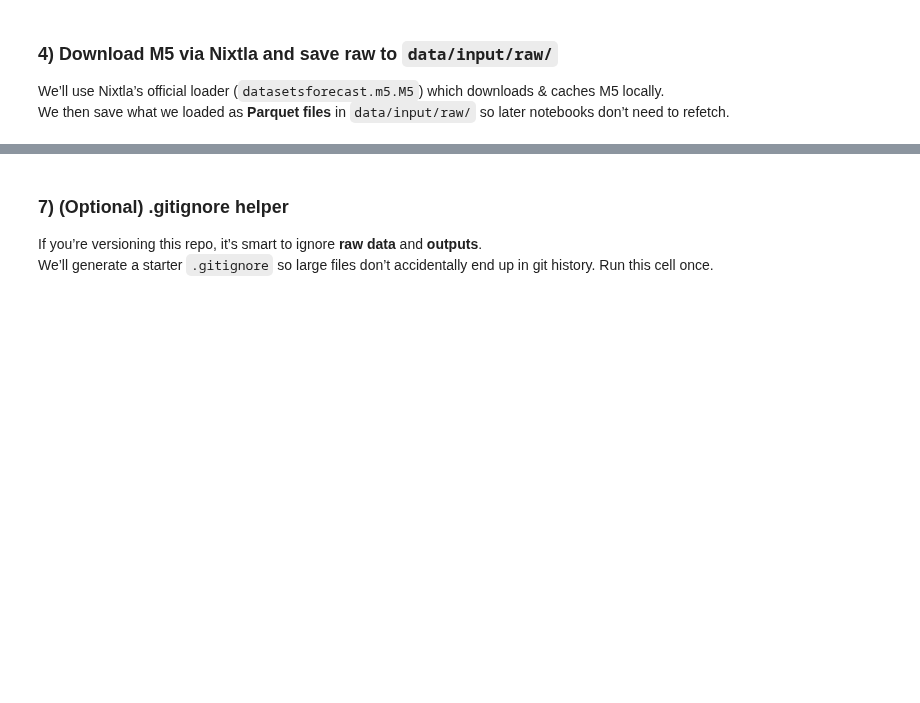
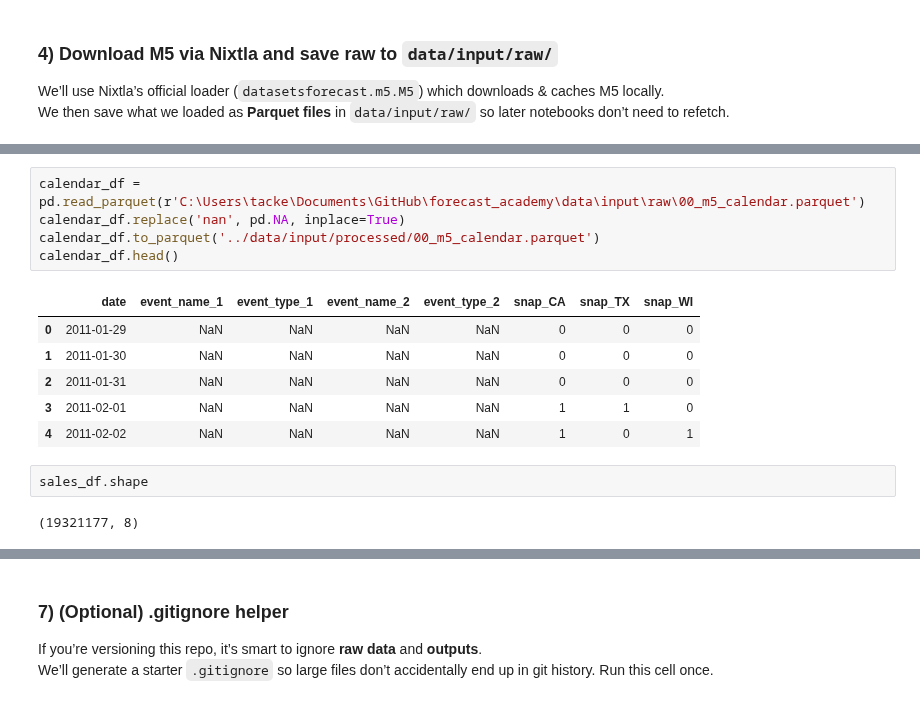
Before and after one commit to lindsaytruong/tsforge, a Jupyter notebook: examples/00_initial_setup.ipynb, the cells around one changed output, grey strips where cells are left out. Drawn from its saved outputs; the diff is of its cells as text; blank space fills up the shorter version.

```diff
--- a/examples/00_initial_setup.ipynb
+++ b/examples/00_initial_setup.ipynb
@@ -150,0 +228,16 @@ WindowsPath('data/input/raw')
+# %%
+calendar_df = pd.read_parquet(r'C:\Users\tacke\Documents\GitHub\forecast_academy\data\input\raw\00_m5_calendar.parquet')
+calendar_df.replace('nan', pd.NA, inplace=True)
+calendar_df.to_parquet('../data/input/processed/00_m5_calendar.parquet')
+calendar_df.head()
+# %% [output]
+|  | date | event_name_1 | event_type_1 | event_name_2 | event_type_2 | snap_CA | snap_TX | snap_WI |
+| 0 | 2011-01-29 | NaN | NaN | NaN | NaN | 0 | 0 | 0 |
+| 1 | 2011-01-30 | NaN | NaN | NaN | NaN | 0 | 0 | 0 |
+| 2 | 2011-01-31 | NaN | NaN | NaN | NaN | 0 | 0 | 0 |
+| 3 | 2011-02-01 | NaN | NaN | NaN | NaN | 1 | 1 | 0 |
+| 4 | 2011-02-02 | NaN | NaN | NaN | NaN | 1 | 0 | 1 |
+# %%
+sales_df.shape
+# %% [output]
+(19321177, 8)
```
Also changed, not shown: parts of 27 cells of this notebook, 22 other files.
